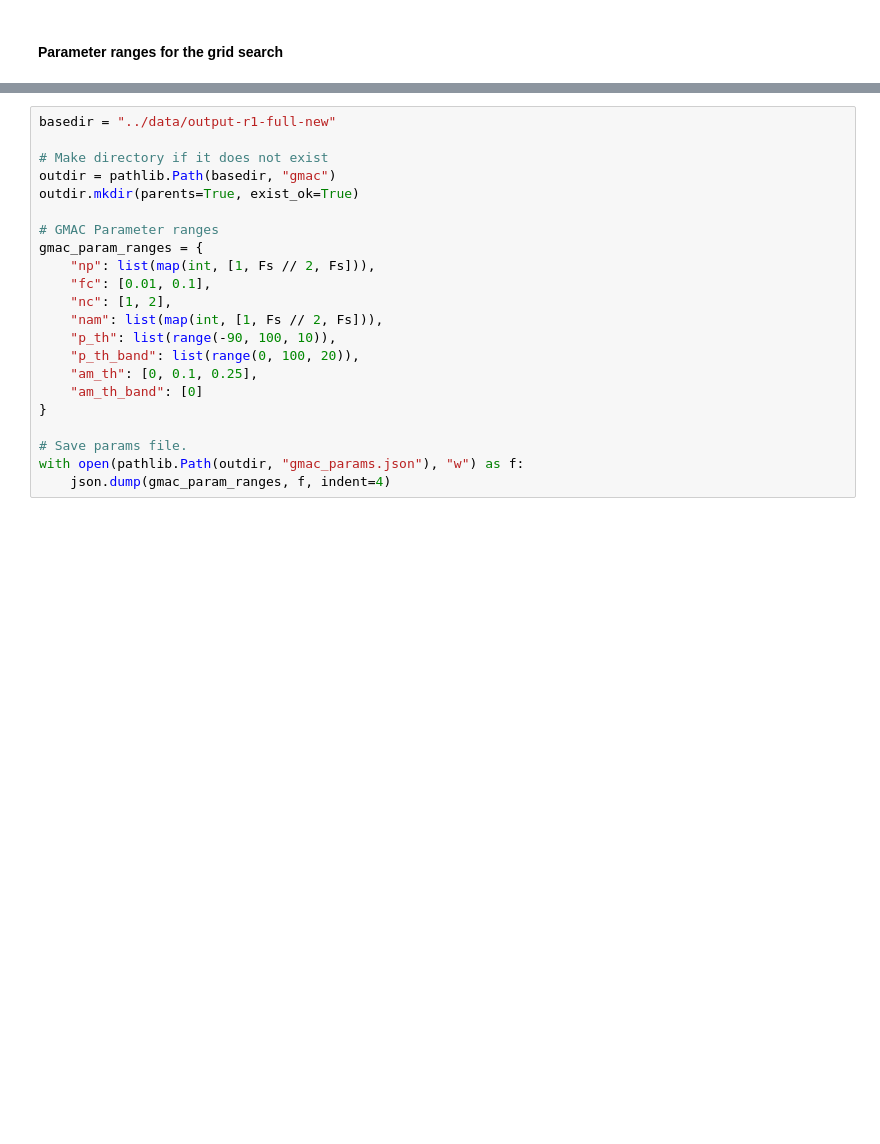
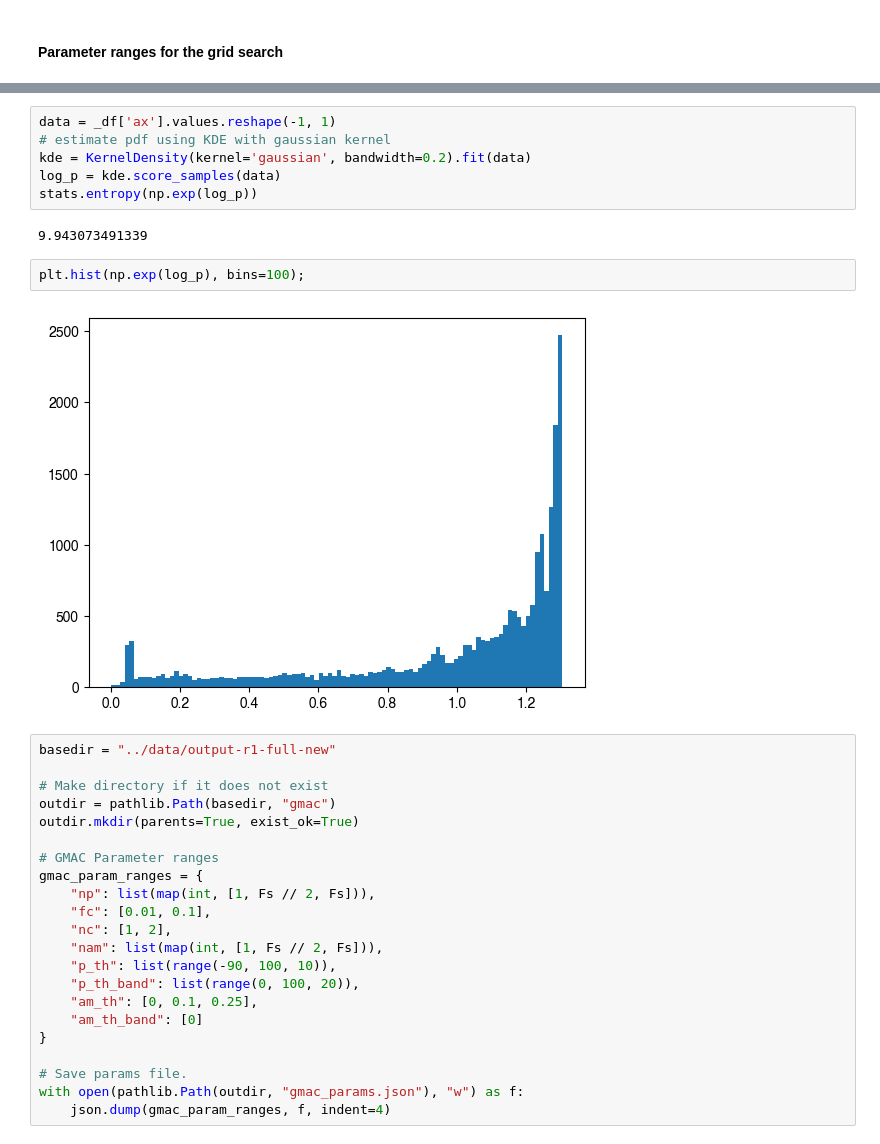
Before and after one commit to siva82kb/uluse_with_output_feedback, a Jupyter notebook: notebooks/01-rf-feedback-intersubject.ipynb, the cells around one changed output, grey strips where cells are left out. Saved outputs shown, nothing was run; the diff lists cells and outputs as text; blank space fills up the shorter version.

```diff
--- a/notebooks/01-rf-feedback-intersubject.ipynb
+++ b/notebooks/01-rf-feedback-intersubject.ipynb
@@ -143,3 +380,15 @@ def compute_confusion_matrix(actual: np.array, estimated: np.array) -> np.array:
+# %%
+data = _df['ax'].values.reshape(-1, 1)
+# estimate pdf using KDE with gaussian kernel
+kde = KernelDensity(kernel='gaussian', bandwidth=0.2).fit(data)
+log_p = kde.score_samples(data)
+stats.entropy(np.exp(log_p))
+# %% [output]
+9.943073491339
+# %%
+plt.hist(np.exp(log_p), bins=100);
+# %% [output]
+[figure, added]
 # %%
 basedir = "../data/output-r1-full-new"
 
```
Also changed, not shown: parts of 23 cells of this notebook, 5 other files.
